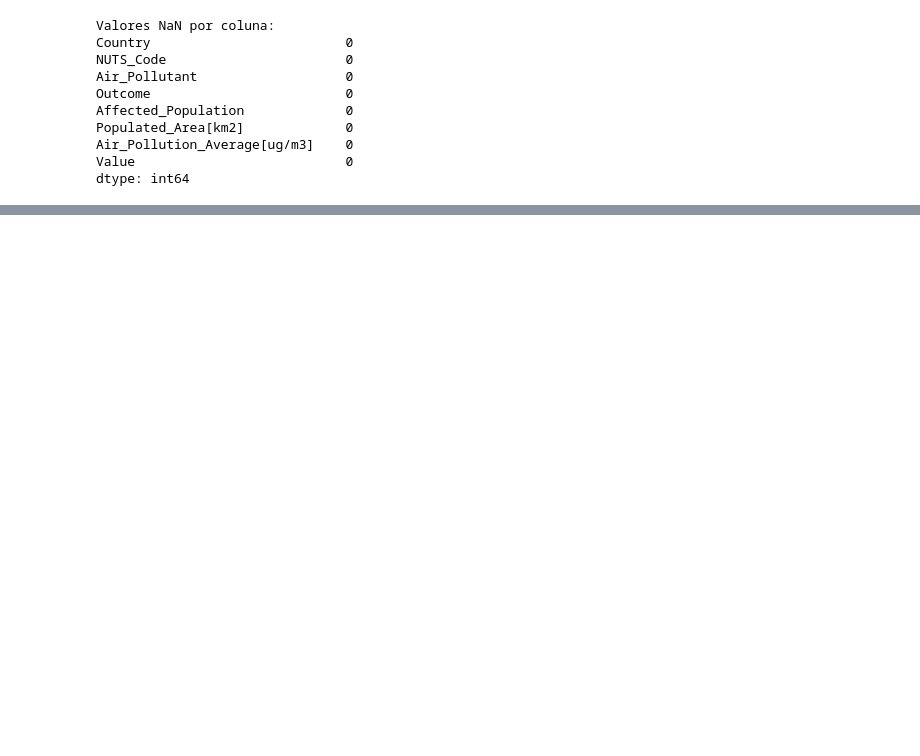
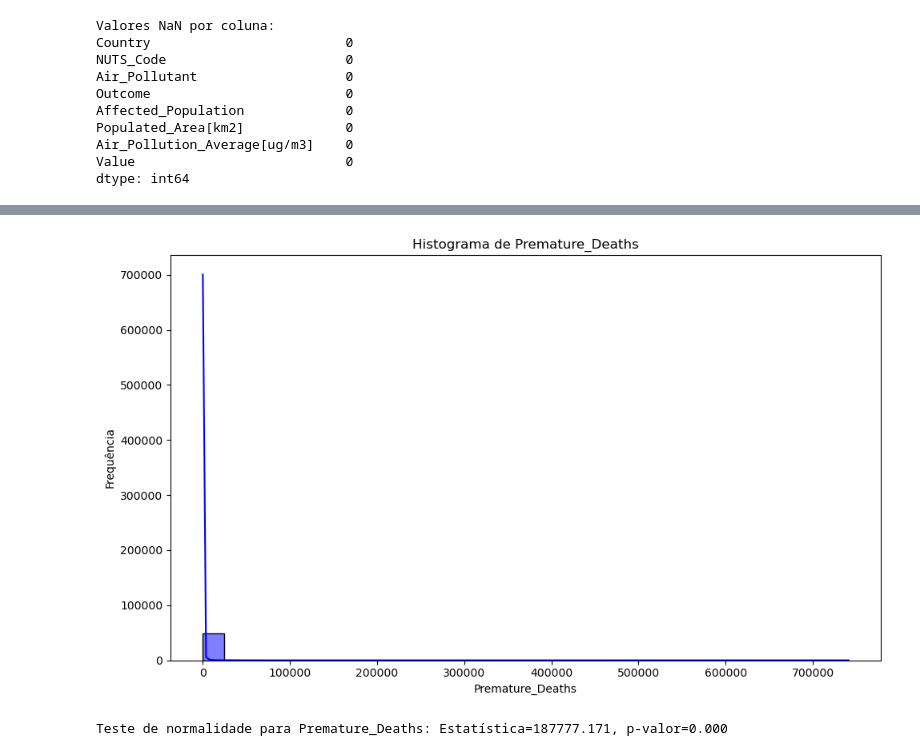
Before and after one commit to laurabmurias/anadi-practical-work-2, a Jupyter notebook: Jupyter/Analise.ipynb, the cells around one changed output, grey strips where cells are left out. Drawn from its saved outputs; the diff is of its cells as text; code cells hidden in the pictures; blank space fills up the shorter version.

```diff
--- a/Jupyter/Analise.ipynb
+++ b/Jupyter/Analise.ipynb
@@ -77,0 +109,5 @@ dtype: int64
+# %%
+hist_plot_and_normality_check('Premature_Deaths')
+# %% [output]
+[figure, added]
+Teste de normalidade para Premature_Deaths: Estatística=187777.171, p-valor=0.000
```
Also changed, not shown: parts of 30 cells of this notebook.
